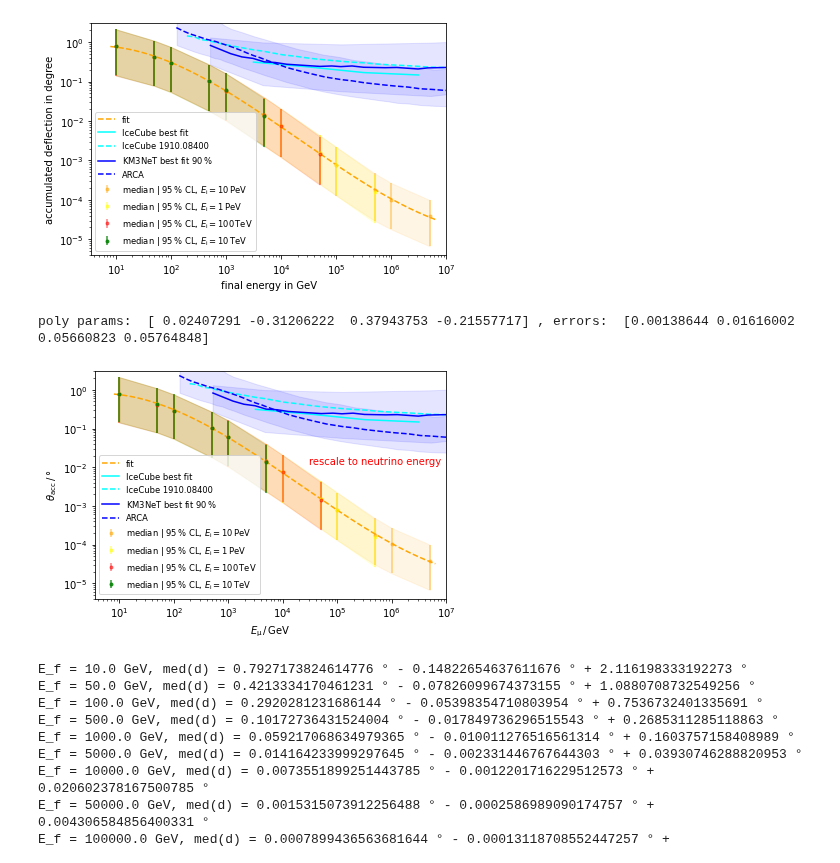
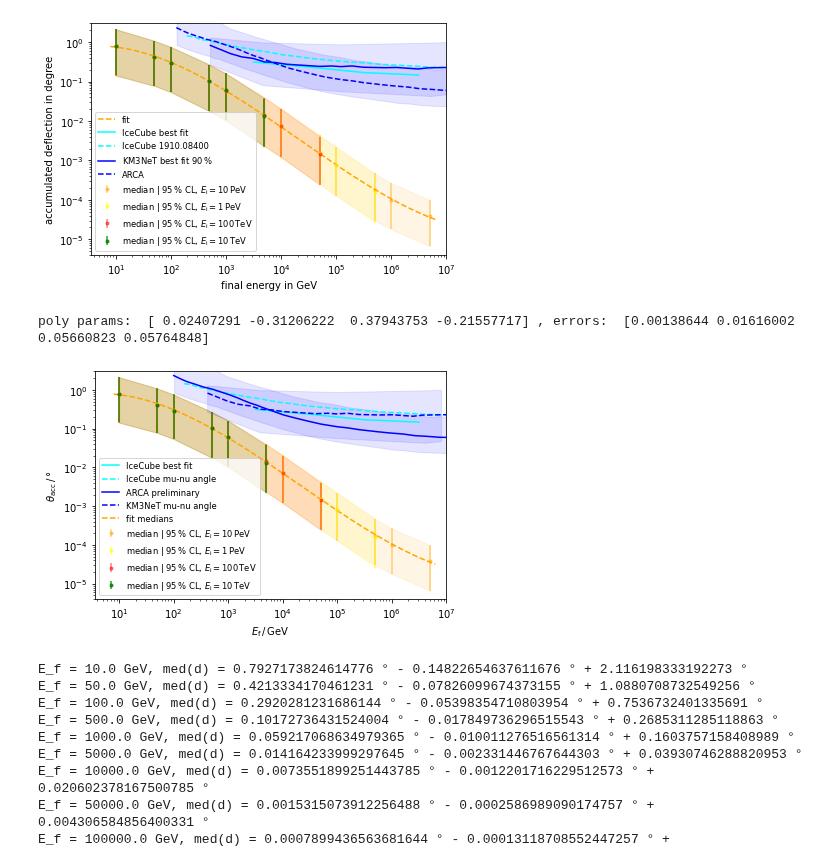
Before and after one commit to pascalgutjahr/muon-deflection-paper, a Jupyter notebook: deflection/total_defl_combined_moliere.ipynb, the cells around one changed output. Saved outputs shown, nothing was run; the diff lists cells and outputs as text; code cells hidden in the pictures.

Commit message:
check muon neutrino angle

```diff
--- a/deflection/total_defl_combined_moliere.ipynb
+++ b/deflection/total_defl_combined_moliere.ipynb
@@ -761,20 +808,6 @@ poly params:  [ 0.02407291 -0.31206222  0.37943753 -0.21557717] , errors:  [0.00
 ### fit deflection medians
 x = np.logspace(0.1, 7, 1000)
 # plt.figure(figsize=(12, 10))
-
-
-# polynom fit
-def poly(x, a, b, c, d):
-    return a * x**3 + b * x**2 + c * x + d
-
-# E_i = 10 PeV
-params, cov = curve_fit(poly, np.log10(E_f_10P), np.log10(deflection_median_10P_cut_10))
-errors = np.sqrt(np.diag(cov))
-print('poly params: ', params, ', errors: ', errors)
-x = np.logspace(0.9, 6.8, 1000)
-plt.plot(x, np.power(10, poly(np.log10(x), *params)), '--', color='orange', alpha=1, label='fit')
-
-
 
 plt.errorbar(E_f_10P, deflection_median_10P_cut_10, yerr=(deflection_median_lower_10P_cut_10, deflection_median_upper_10P_cut_10), fmt='.', color='orange', alpha=0.5, label=r'median | $95\,$% CL, $E_\mathrm{i} = 10\,$PeV')
 plt.fill_between(E_f_10P, np.array(deflection_median_10P_cut_10)-np.array(deflection_median_lower_10P_cut_10), np.array(deflection_median_10P_cut_10) + np.array(deflection_median_upper_10P_cut_10), alpha=0.1, color='orange')
@@ -795,52 +828,77 @@ plt.errorbar(E_f_10, deflection_median_10_cut_10, yerr=(deflection_median_lower_
 plt.fill_between(E_f_10, np.array(deflection_median_10_cut_10)-np.array(deflection_median_lower_10_cut_10), np.array(deflection_median_10_cut_10) + np.array(deflection_median_upper_10_cut_10), alpha=0.1, color='green')
 
 
+###### comparison to current neutrino telescopes ##########
 
-# IceCube 2021, https://arxiv.org/abs/2103.16931
+
+# rescale neutrino energy to muon energy
+def rescale_neutrino_E_to_muon_E(x):
+    # naive rescale
+    return x * 0.8
+
+
+# IceCube 2021, https://arxiv.org/abs/2103.16931 (median angular resolution of muon reconstruction as function of
+# muon energy)
 IceCube_median_error_E = [3154.6222956675642, 31393.67119012529, 318535.5398366218, 3139367.1190125225]
 IceCube_median_error_theta = [0.3132923103706559, 0.23583164894478967, 0.1696125188412025, 0.147416292664677]
 plt.plot(IceCube_median_error_E, IceCube_median_error_theta, '-', color='cyan', label='IceCube best fit')
 
-# IceCube ~2018
-plt.plot(10**IceCube_191008488.E, 10**IceCube_191008488.theta, '--', color='cyan', label='IceCube 1910.08400')
+# IceCube ~2018 1910.08488 (median angle between simulated neutrino and reconstructed muon as function of neutrino energy)
+plt.plot(rescale_neutrino_E_to_muon_E(10**IceCube_191008488.E), 10**IceCube_191008488.theta, '--', color='cyan',
+         label='IceCube mu-nu angle')
 
 
-# KM3NeT 2016, https://arxiv.org/abs/1601.07459
-KM3NeT_median_error_E = [522.4356285756223, 1216.8748116390357, 1943.231716329505, 3103.1536417971624,
+# ARCA 2021 2107.12050 (angular resolution as function of neutrino energy) preliminary
+plt.plot(rescale_neutrino_E_to_muon_E(10**ARCA.E), 10**ARCA.theta, '-', color='blue', label='ARCA preliminary')
+plt.fill_between(rescale_neutrino_E_to_muon_E(10**ARCA_low.E), 10**ARCA_low.theta, 10**ARCA_high.theta, alpha=0.1, color='blue')
+
+
+# KM3NeT 2016, https://arxiv.org/abs/1601.07459 (median angle between simulated neutrino and reconstructed muon
+# as function of neutrino energy)
+# with 90% best fit interval
+KM3NeT_median_error_E = np.array([522.4356285756223, 1216.8748116390357, 1943.231716329505, 3103.1536417971624,
                          4955.437091562044, 7913.355122889535, 12636.864951346342, 50689.50296608002,
                          83427.93140908847, 121687.48116390369, 194323.17163295028, 315036.3417558579,
                          779476.9527719838, 1263686.4951346342, 3079814.718585156, 4560541.30436924,
-                         9850144.98486653, 20642110.490612086, 32469485.711770043, 48811773.81527156]
+                         9850144.98486653, 20642110.490612086, 32469485.711770043, 48811773.81527156])
 KM3NeT_median_error_theta = [0.827576632070297, 0.5123763092955053, 0.42403066039938264, 0.38818709714958904,
                              0.31722679466012654, 0.305443935560202, 0.2761187447596839, 0.24338923735390608,
                              0.24960901930441665, 0.2403377094590886, 0.24960901930441665, 0.2314107669226327,
                              0.22564445080444856, 0.22850942083969703, 0.20919338394904638, 0.22281540074690914,
                              0.22850942083969703, 0.23434895091387908, 0.22850942083969703, 0.24647950999050272]
-plt.plot(KM3NeT_median_error_E, KM3NeT_median_error_theta, '-', color='blue', label='KM3NeT best fit $90\,$%')
-x = [514.606668672977, 4665.0087107025565,  123538.77161286505, 5224356.285756218, 1e7]
+plt.plot(rescale_neutrino_E_to_muon_E(KM3NeT_median_error_E), KM3NeT_median_error_theta, '--', color='blue',
+         label='KM3NeT mu-nu angle')# best fit $90\,$%')
+x = np.array([514.606668672977, 4665.0087107025565,  123538.77161286505, 5224356.285756218, 1e7])
 y_low = [0.27265686591460175, 0.08120617245807966, 0.05703801243761694, 0.04321320106658356, 0.0478]
 y_up = [1.3199210201931573, 0.9874623548354361, 0.8814658257473126, 0.9750819022171437, 1.01]
-plt.fill_between(x, y_low, y_up, alpha=0.1, color='blue')
+plt.fill_between(rescale_neutrino_E_to_muon_E(x), y_low, y_up, alpha=0.1, color='blue')
 
-# ARCA 2021 preliminary
-plt.plot(10**ARCA.E, 10**ARCA.theta, '--', color='blue', label='ARCA')
-plt.fill_between(10**ARCA_low.E, 10**ARCA_low.theta, 10**ARCA_high.theta, alpha=0.1, color='blue')
+# polynom fit
+def poly(x, a, b, c, d):
+    return a * x**3 + b * x**2 + c * x + d
 
-plt.text(3e4, 1.2e-2, "rescale to neutrino energy", color='red')
+# E_i = 10 PeV
+params, cov = curve_fit(poly, np.log10(E_f_10P), np.log10(deflection_median_10P_cut_10))
+errors = np.sqrt(np.diag(cov))
+print('poly params: ', params, ', errors: ', errors)
+x = np.logspace(0.9, 6.8, 1000)
+plt.plot(x, np.power(10, poly(np.log10(x), *params)), '--', color='orange', alpha=1, label='fit medians')
+
+# plt.text(3e4, 1.2e-2, "rescale to neutrino energy", color='red')
 
 plt.xscale('log')
 plt.yscale('log')
 plt.ylabel(r'$\theta_{\mathrm{acc}}\,/\,$°')
-plt.xlabel(r'$E_{\mathrm{\mu}}\,/\,$GeV')
+plt.xlabel(r'$E_{\mathrm{f}}\,/\,$GeV')
 plt.xlim(right=1e7)
 plt.ylim(4e-6, 3)
 plt.legend(fontsize='small', loc='lower left')
 plt.tight_layout()
 if save_plot:
     plt.savefig(plot_dir + 'fit_median_defl_cut_10percent_only_poly_new_resolution_paper.pdf')
 # %% [output]
 poly params:  [ 0.02407291 -0.31206222  0.37943753 -0.21557717] , errors:  [0.00138644 0.01616002 0.05660823 0.05764848]
-[figure, old version]
+[figure, new version]
 # %%
 # print median values for E_i = 1 PeV with lower and upper 95% limits
 for i, e,d in zip(range(len(E_f)), E_f, deflection_median_1P_cut_10):
```
Also changed, not shown: parts of 17 cells of this notebook, 1 other file.
